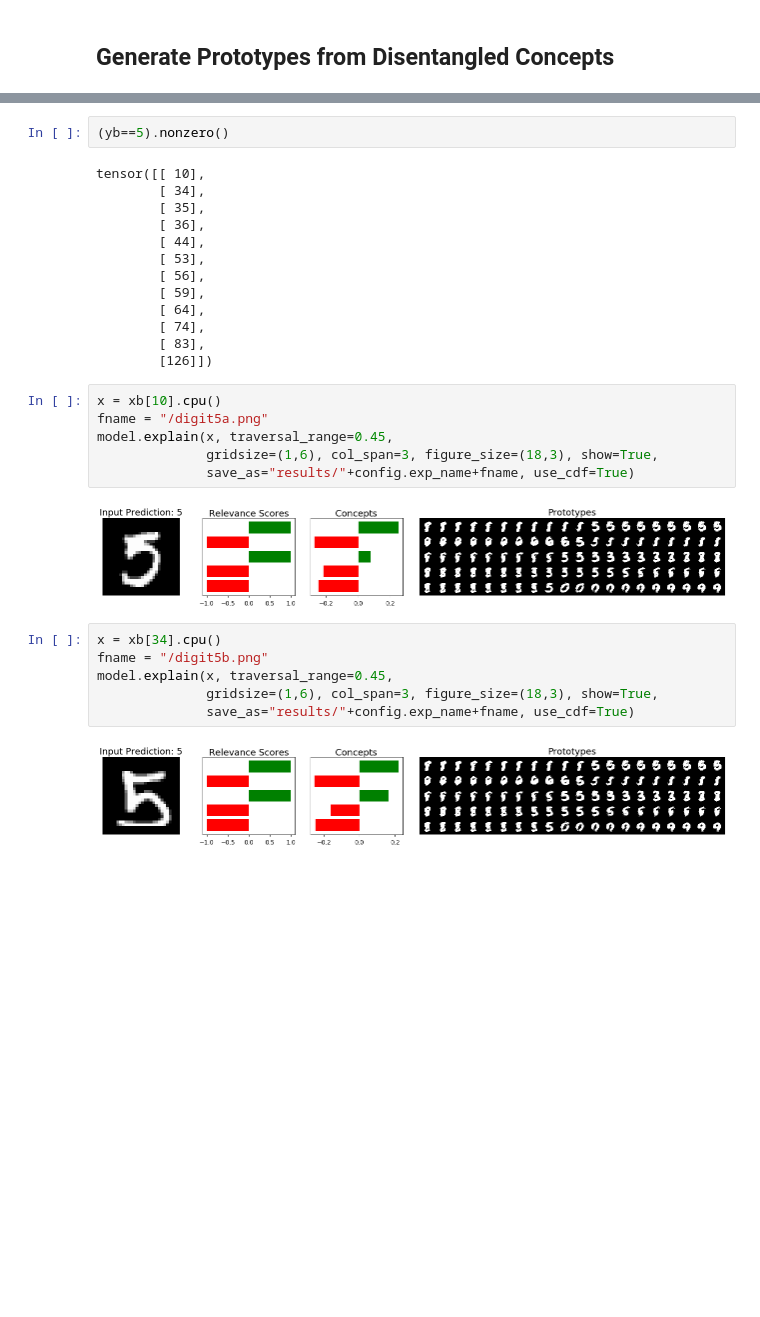
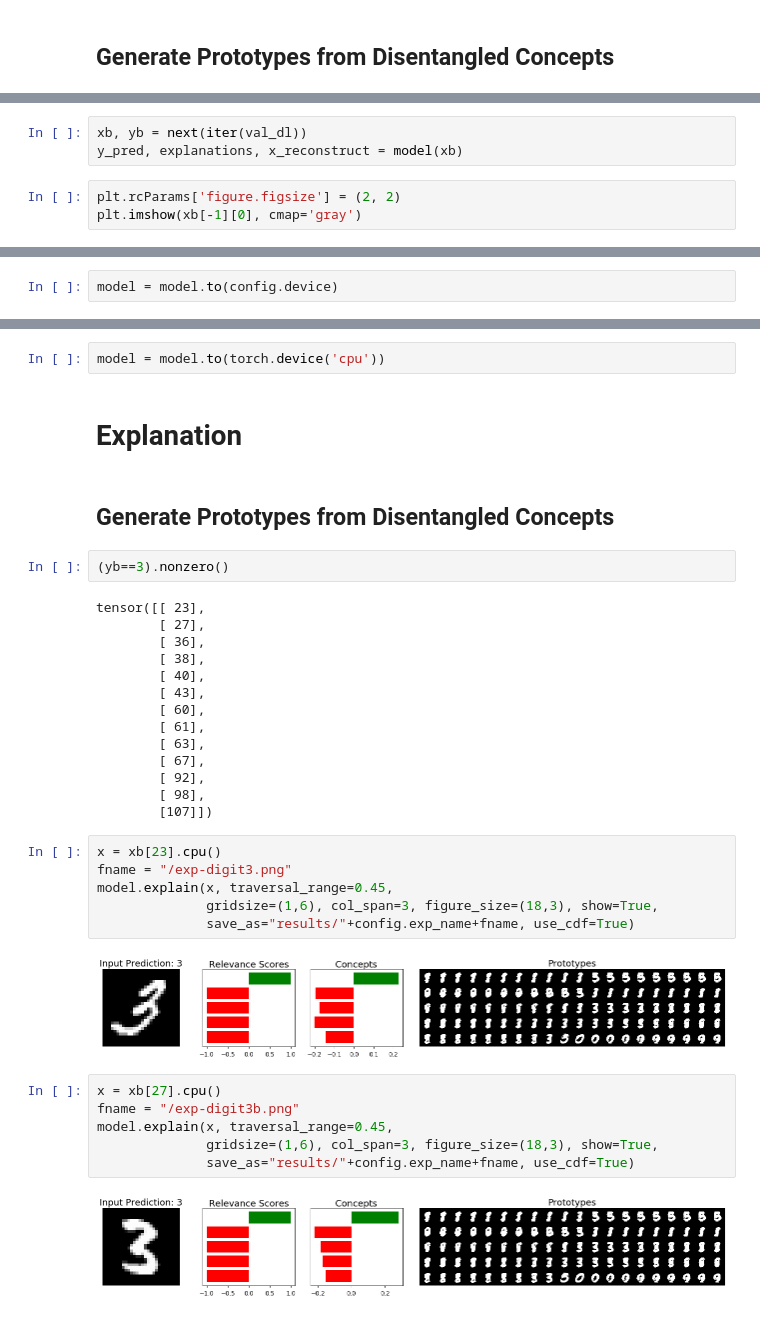
Before and after one commit to AmanDaVinci/SENN, a Jupyter notebook: notebooks/DiSENN.ipynb, the cells around one changed output, grey strips where cells are left out. Drawn from its saved outputs; the diff is of its cells as text; blank space fills up the shorter version.

```diff
--- a/notebooks/DiSENN.ipynb
+++ b/notebooks/DiSENN.ipynb
@@ -289,0 +317,6 @@ model.explain(x, traversal_range=0.45,
+# %%
+xb, yb = next(iter(val_dl))
+y_pred, explanations, x_reconstruct = model(xb)
+# %%
+plt.rcParams['figure.figsize'] = (2, 2)
+plt.imshow(xb[-1][0], cmap='gray')
@@ -289,0 +331,2 @@ model.explain(x, traversal_range=0.45,
+# %%
+model = model.to(config.device)
@@ -290,31 +345,38 @@ model.explain(x, traversal_range=0.45,
+# %%
+model = model.to(torch.device('cpu'))
+# %% [markdown]
+# Explanation
+# %% [markdown]
+## Generate Prototypes from Disentangled Concepts
 # %%
-(yb==5).nonzero()
+(yb==3).nonzero()
 # %% [output]
-tensor([[ 10],
-        [ 34],
-        [ 35],
+tensor([[ 23],
+        [ 27],
         [ 36],
-        [ 44],
-        [ 53],
-        [ 56],
-        [ 59],
-        [ 64],
-        [ 74],
-        [ 83],
-        [126]])
+        [ 38],
+        [ 40],
+        [ 43],
+        [ 60],
+        [ 61],
+        [ 63],
+        [ 67],
+        [ 92],
+        [ 98],
+        [107]])
 # %%
-x = xb[10].cpu()
-fname = "/digit5a.png"
+x = xb[23].cpu()
+fname = "/exp-digit3.png"
 model.explain(x, traversal_range=0.45,
               gridsize=(1,6), col_span=3, figure_size=(18,3), show=True,
               save_as="results/"+config.exp_name+fname, use_cdf=True)
 # %% [output]
-[figure, old version]
+[figure, new version]
 # %%
-x = xb[34].cpu()
-fname = "/digit5b.png"
+x = xb[27].cpu()
+fname = "/exp-digit3b.png"
 model.explain(x, traversal_range=0.45,
               gridsize=(1,6), col_span=3, figure_size=(18,3), show=True,
               save_as="results/"+config.exp_name+fname, use_cdf=True)
 # %% [output]
-[figure, old version]
+[figure, new version]
```
Also changed, not shown: parts of 19 cells of this notebook.
